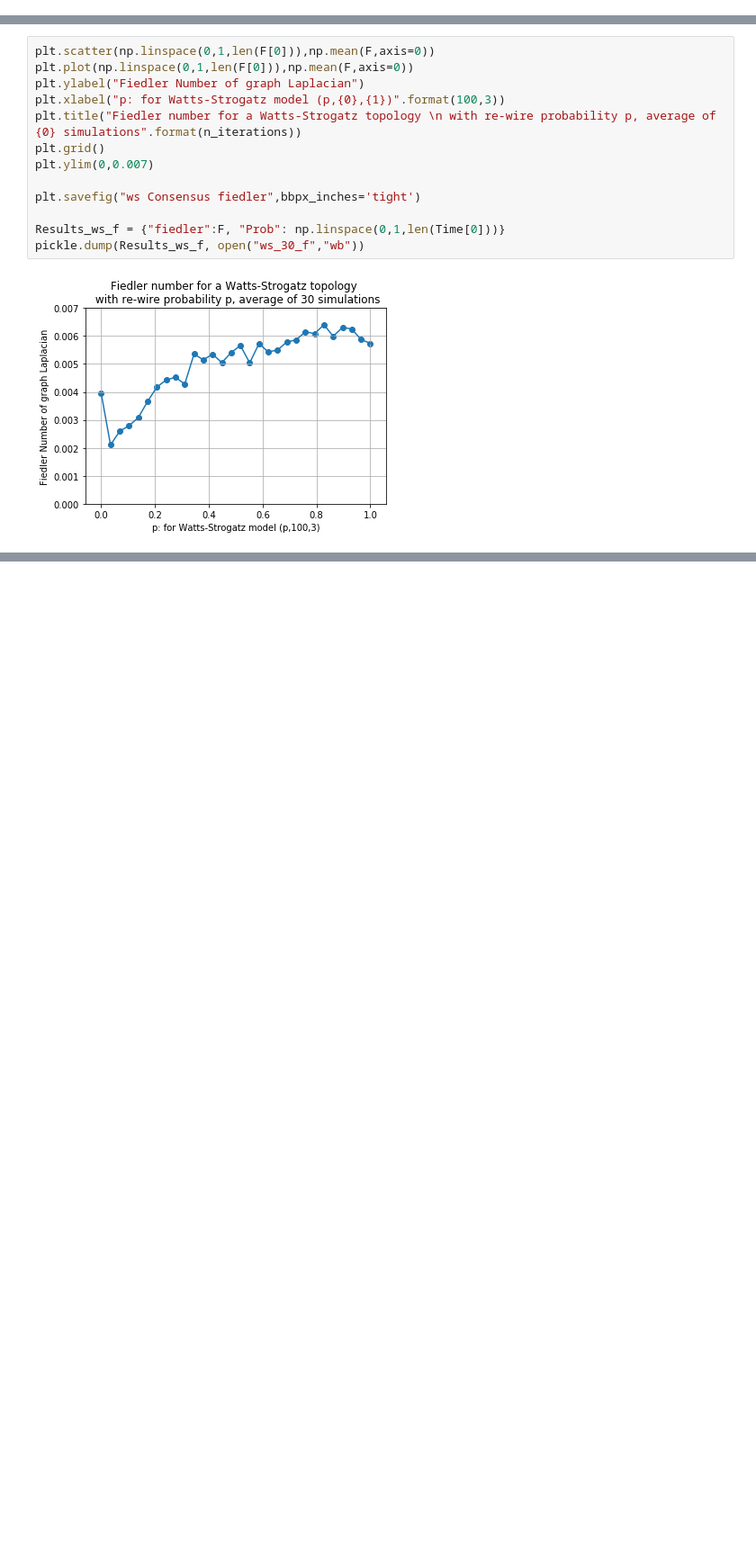
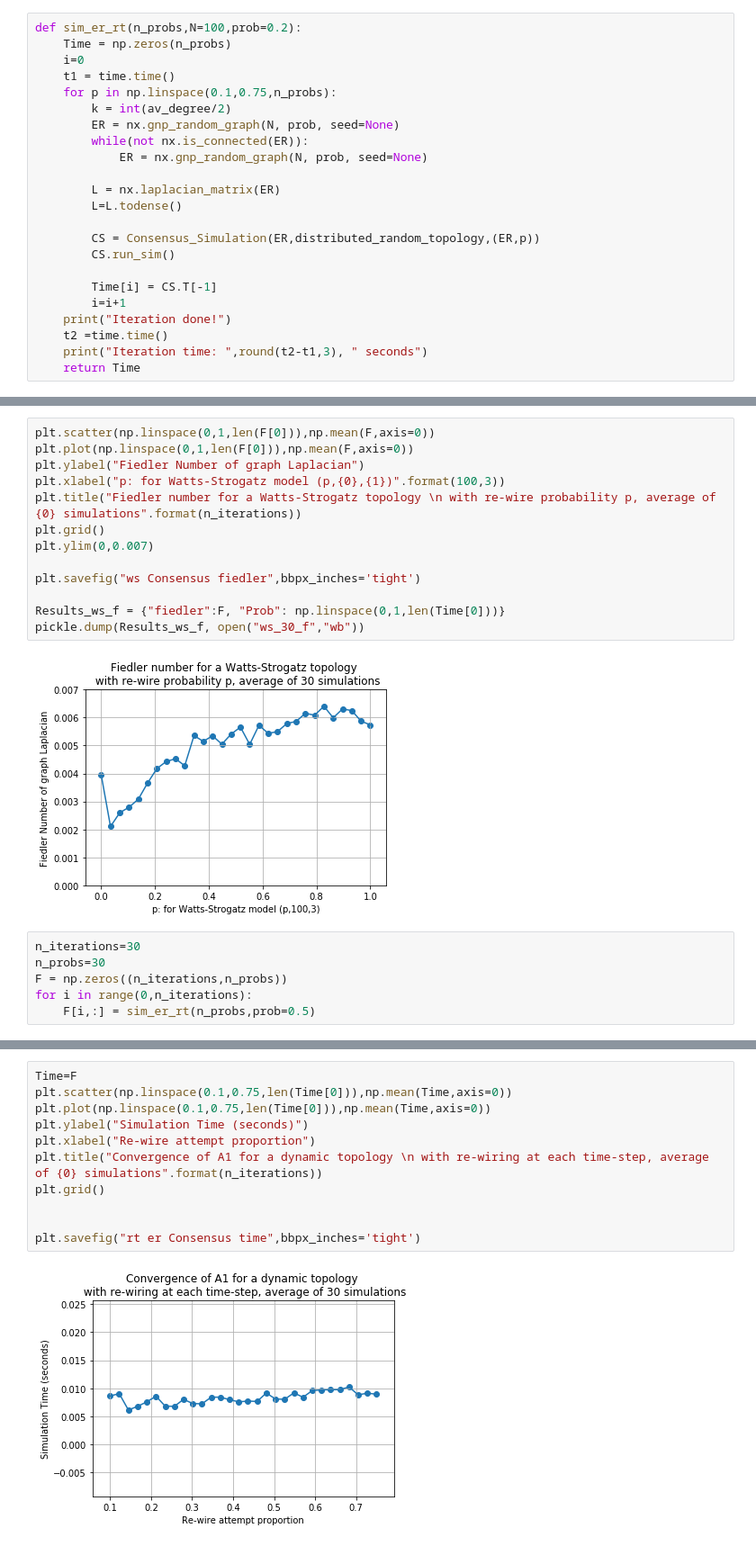
Before and after one commit to harveydevereux/Consensus, a Jupyter notebook: Notes/consensus.ipynb, the cells around one changed output, grey strips where cells are left out. Shown: that part at 90% size. Cells and saved outputs as stored; diff of their text form; blank space fills up the shorter version.

```diff
--- a/Notes/consensus.ipynb
+++ b/Notes/consensus.ipynb
@@ -217,6 +217,29 @@ def sim_er(n_probs,N=100):
     t2 =time.time()
     print("Iteration time: ",round(t2-t1,3), " seconds")
     return Time
+# %%
+def sim_er_rt(n_probs,N=100,prob=0.2):
+    Time = np.zeros(n_probs)
+    i=0
+    t1 = time.time()
+    for p in np.linspace(0.1,0.75,n_probs):
+        k = int(av_degree/2)
+        ER = nx.gnp_random_graph(N, prob, seed=None)
+        while(not nx.is_connected(ER)):
+            ER = nx.gnp_random_graph(N, prob, seed=None)
+
+        L = nx.laplacian_matrix(ER)
+        L=L.todense()
+
+        CS = Consensus_Simulation(ER,distributed_random_topology,(ER,p))
+        CS.run_sim()
+
+        Time[i] = CS.T[-1]
+        i=i+1
+    print("Iteration done!")
+    t2 =time.time()
+    print("Iteration time: ",round(t2-t1,3), " seconds")
+    return Time
 # %%
 n_iterations=30
 n_probs=30
@@ -604,3 +628,9 @@ Results_ws_f = {"fiedler":F, "Prob": np.linspace(0,1,len(Time[0]))}
 pickle.dump(Results_ws_f, open("ws_30_f","wb"))
 # %% [output]
 [figure]
+# %%
+n_iterations=30
+n_probs=30
+F = np.zeros((n_iterations,n_probs))
+for i in range(0,n_iterations):
+    F[i,:] = sim_er_rt(n_probs,prob=0.5)
@@ -606,0 +655,13 @@ pickle.dump(Results_ws_f, open("ws_30_f","wb"))
+# %%
+Time=F
+plt.scatter(np.linspace(0.1,0.75,len(Time[0])),np.mean(Time,axis=0))
+plt.plot(np.linspace(0.1,0.75,len(Time[0])),np.mean(Time,axis=0))
+plt.ylabel("Simulation Time (seconds)")
+plt.xlabel("Re-wire attempt proportion")
+plt.title("Convergence of A1 for a dynamic topology \n with re-wiring at each time-step, average of {0} simulations".format(n_iterations))
+plt.grid()
+
+
+plt.savefig("rt er Consensus time",bbpx_inches='tight')
+# %% [output]
+[figure, added]
```
Also changed, not shown: parts of 2 cells of this notebook, 3 other files.
